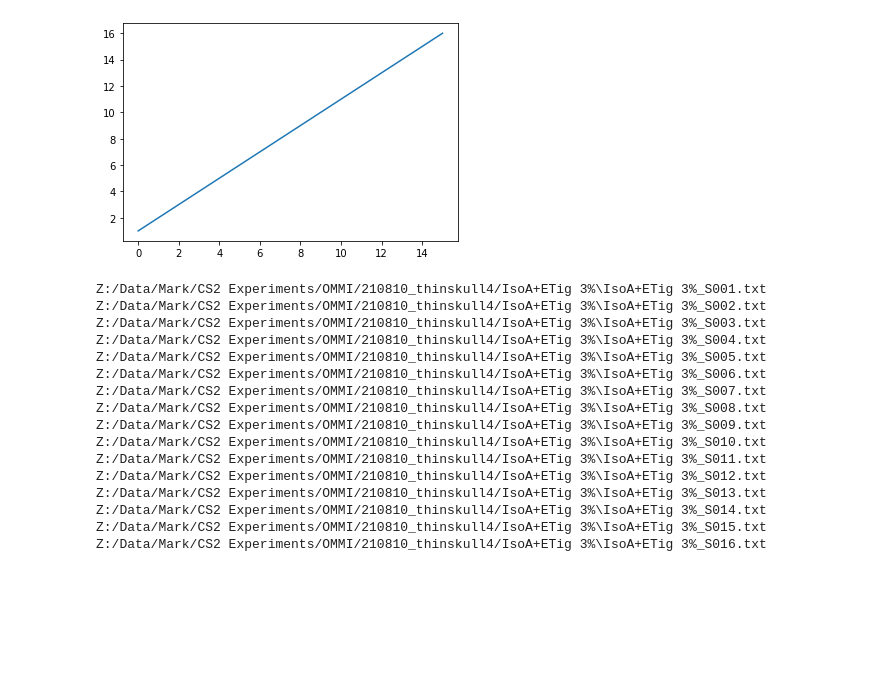
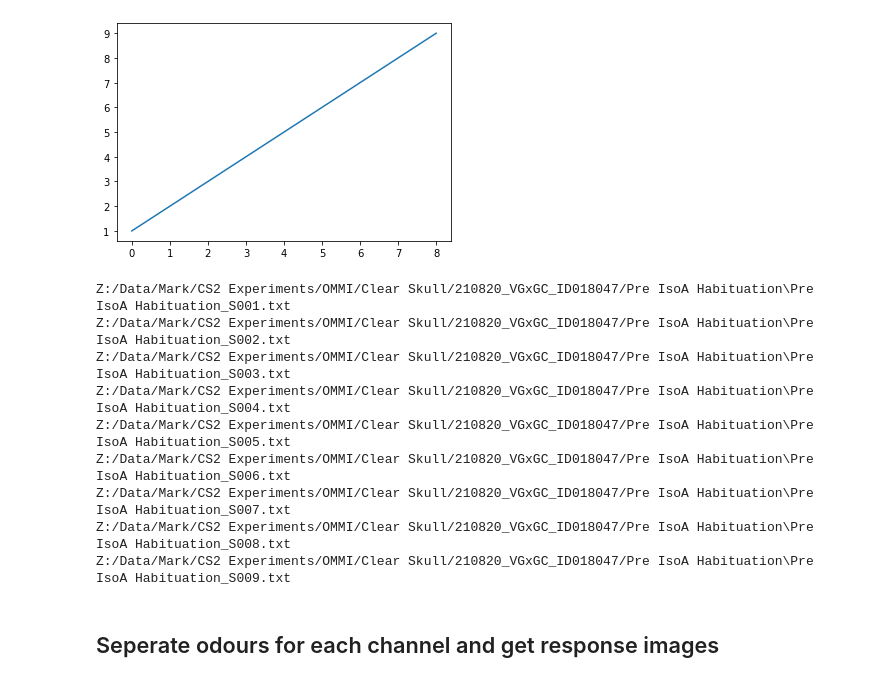
Before and after one commit to JohnstonLab/OMMI_Processing, a Jupyter notebook: OMMI_pipeline_dev.ipynb, the cells around one changed output. Drawn from its saved outputs; the diff is of its cells as text; code cells hidden in the pictures; blank space fills up the shorter version.

```diff
--- a/OMMI_pipeline_dev.ipynb
+++ b/OMMI_pipeline_dev.ipynb
@@ -29,19 +29,19 @@ import glob
 #     BulbMask+=my_rois.rois['bulb2'].get_mask(imageIn)
 #     return BulbMask
 # %%
-path='Z:/Data/Mark/CS2 Experiments/OMMI/210810_thinskull4/IsoA+ETig 3%/*.txt' # * is a wildcard
+path='Z:/Data/Mark/CS2 Experiments/OMMI/Clear Skull/210820_VGxGC_ID018047/Pre IsoA Habituation/*.txt' # * is a wildcard
 
 files=glob.glob(path)
 
 ## check file names are sequenctial
 fileNums=[]
 for data in files:
     fileNums.append(int(data[-7:-4]))
 
 plt.plot(fileNums)
 del fileNums, data
 # %% [output]
-[figure, old version]
+[figure, new version]
 # %%
 def demix(files,pre,post):
     reds = []
@@ -77,20 +96,13 @@ def demix(files,pre,post):
 # %%
-red, green, blue = demix(files,100,500)
+red, green, blue, num_stim, seg_len = demix(files,100,500)
 # %% [output]
-Z:/Data/Mark/CS2 Experiments/OMMI/210810_thinskull4/IsoA+ETig 3%\IsoA+ETig 3%_S001.txt
-Z:/Data/Mark/CS2 Experiments/OMMI/210810_thinskull4/IsoA+ETig 3%\IsoA+ETig 3%_S002.txt
-Z:/Data/Mark/CS2 Experiments/OMMI/210810_thinskull4/IsoA+ETig 3%\IsoA+ETig 3%_S003.txt
-Z:/Data/Mark/CS2 Experiments/OMMI/210810_thinskull4/IsoA+ETig 3%\IsoA+ETig 3%_S004.txt
-Z:/Data/Mark/CS2 Experiments/OMMI/210810_thinskull4/IsoA+ETig 3%\IsoA+ETig 3%_S005.txt
-Z:/Data/Mark/CS2 Experiments/OMMI/210810_thinskull4/IsoA+ETig 3%\IsoA+ETig 3%_S006.txt
-Z:/Data/Mark/CS2 Experiments/OMMI/210810_thinskull4/IsoA+ETig 3%\IsoA+ETig 3%_S007.txt
-Z:/Data/Mark/CS2 Experiments/OMMI/210810_thinskull4/IsoA+ETig 3%\IsoA+ETig 3%_S008.txt
-Z:/Data/Mark/CS2 Experiments/OMMI/210810_thinskull4/IsoA+ETig 3%\IsoA+ETig 3%_S009.txt
-Z:/Data/Mark/CS2 Experiments/OMMI/210810_thinskull4/IsoA+ETig 3%\IsoA+ETig 3%_S010.txt
-Z:/Data/Mark/CS2 Experiments/OMMI/210810_thinskull4/IsoA+ETig 3%\IsoA+ETig 3%_S011.txt
-Z:/Data/Mark/CS2 Experiments/OMMI/210810_thinskull4/IsoA+ETig 3%\IsoA+ETig 3%_S012.txt
-Z:/Data/Mark/CS2 Experiments/OMMI/210810_thinskull4/IsoA+ETig 3%\IsoA+ETig 3%_S013.txt
-Z:/Data/Mark/CS2 Experiments/OMMI/210810_thinskull4/IsoA+ETig 3%\IsoA+ETig 3%_S014.txt
-Z:/Data/Mark/CS2 Experiments/OMMI/210810_thinskull4/IsoA+ETig 3%\IsoA+ETig 3%_S015.txt
-Z:/Data/Mark/CS2 Experiments/OMMI/210810_thinskull4/IsoA+ETig 3%\IsoA+ETig 3%_S016.txt
+Z:/Data/Mark/CS2 Experiments/OMMI/Clear Skull/210820_VGxGC_ID018047/Pre IsoA Habituation\Pre IsoA Habituation_S001.txt
+Z:/Data/Mark/CS2 Experiments/OMMI/Clear Skull/210820_VGxGC_ID018047/Pre IsoA Habituation\Pre IsoA Habituation_S002.txt
+Z:/Data/Mark/CS2 Experiments/OMMI/Clear Skull/210820_VGxGC_ID018047/Pre IsoA Habituation\Pre IsoA Habituation_S003.txt
+Z:/Data/Mark/CS2 Experiments/OMMI/Clear Skull/210820_VGxGC_ID018047/Pre IsoA Habituation\Pre IsoA Habituation_S004.txt
+Z:/Data/Mark/CS2 Experiments/OMMI/Clear Skull/210820_VGxGC_ID018047/Pre IsoA Habituation\Pre IsoA Habituation_S005.txt
+Z:/Data/Mark/CS2 Experiments/OMMI/Clear Skull/210820_VGxGC_ID018047/Pre IsoA Habituation\Pre IsoA Habituation_S006.txt
+Z:/Data/Mark/CS2 Experiments/OMMI/Clear Skull/210820_VGxGC_ID018047/Pre IsoA Habituation\Pre IsoA Habituation_S007.txt
+Z:/Data/Mark/CS2 Experiments/OMMI/Clear Skull/210820_VGxGC_ID018047/Pre IsoA Habituation\Pre IsoA Habituation_S008.txt
+Z:/Data/Mark/CS2 Experiments/OMMI/Clear Skull/210820_VGxGC_ID018047/Pre IsoA Habituation\Pre IsoA Habituation_S009.txt
 # %%
@@ -97,3 +110,5 @@ Z:/Data/Mark/CS2 Experiments/OMMI/210810_thinskull4/IsoA+ETig 3%\IsoA+ETig 3%_S0
 tf.imwrite('blues.tiff',blue)
 tf.imwrite('reds.tiff',red)
 tf.imwrite('greens.tiff',green)
+# %% [markdown]
+## Seperate odours for each channel and get response images
```
Also changed, not shown: parts of 5 cells of this notebook.
